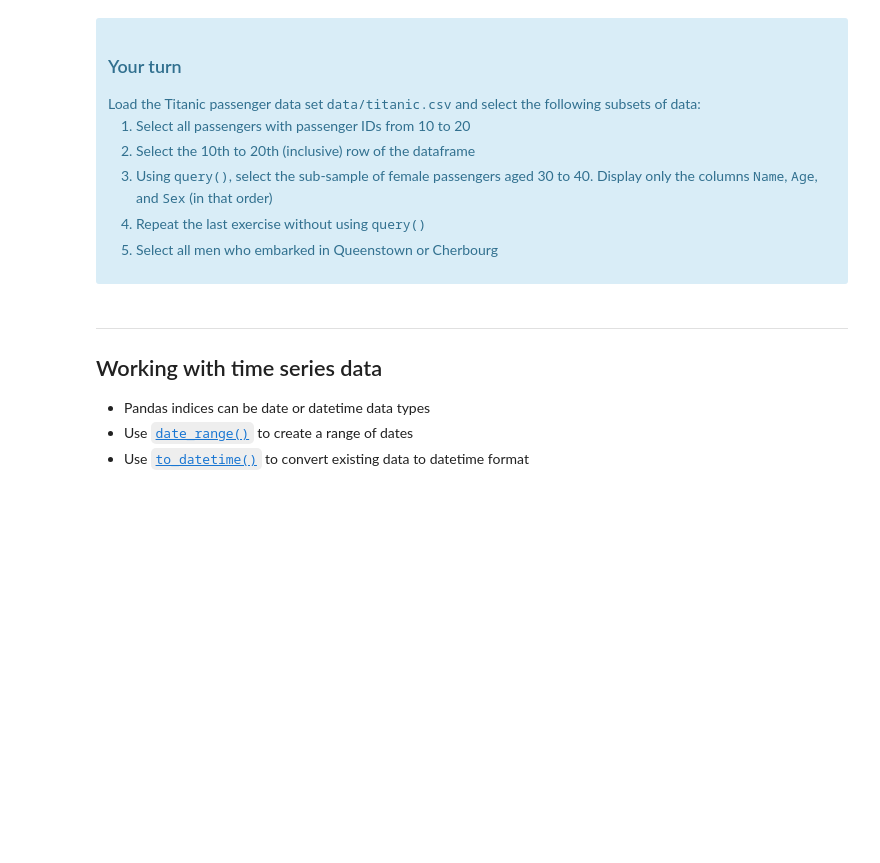
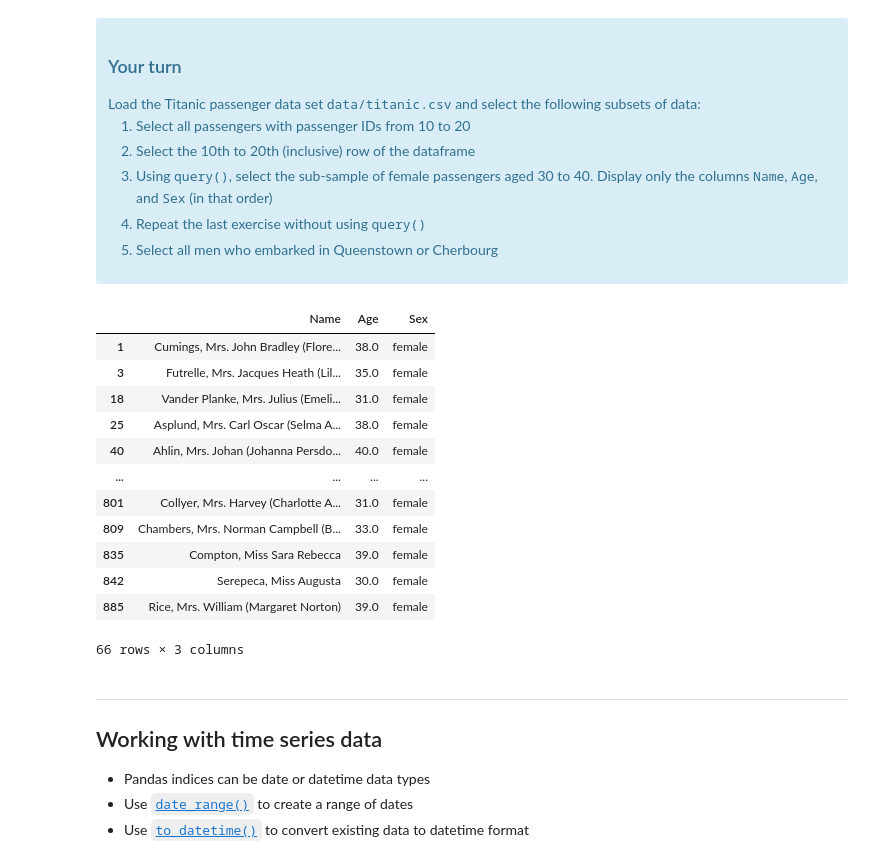
Before and after one commit to eivindvestgarden/TECH2-H25, a Jupyter notebook: lectures/lecture2/lecture2-template copy.ipynb, the cells around one changed output. Cells and saved outputs as stored; diff of their text form; code cells hidden in the pictures; blank space fills up the shorter version.

```diff
--- a/lectures/lecture2/lecture2-template copy.ipynb
+++ b/lectures/lecture2/lecture2-template copy.ipynb
@@ -401,6 +401,28 @@ Load the Titanic passenger data set <TT>data/titanic.csv</TT> and select the fol
     <li>Select all men who embarked in Queenstown or Cherbourg</li>
 </ol>
 </div>
+# %%
+df2 = df.query("10 <= PassengerId <= 20")
+
+df3 = df.loc[df["PassengerId"].isin([10,20])]
+
+df4 = df.query("30 <= Age <= 40 and Sex == 'female'")[["Name", "Age", "Sex"]]
+
+df4
+# %% [output]
+|  | Name | Age | Sex |
+| 1 | Cumings, Mrs. John Bradley (Flore... | 38.0 | female |
+| 3 | Futrelle, Mrs. Jacques Heath (Lil... | 35.0 | female |
+| 18 | Vander Planke, Mrs. Julius (Emeli... | 31.0 | female |
+| 25 | Asplund, Mrs. Carl Oscar (Selma A... | 38.0 | female |
+| 40 | Ahlin, Mrs. Johan (Johanna Persdo... | 40.0 | female |
+| ... | ... | ... | ... |
+| 801 | Collyer, Mrs. Harvey (Charlotte A... | 31.0 | female |
+| 809 | Chambers, Mrs. Norman Campbell (B... | 33.0 | female |
+| 835 | Compton, Miss Sara Rebecca | 39.0 | female |
+| 842 | Serepeca, Miss Augusta | 30.0 | female |
+| 885 | Rice, Mrs. William (Margaret Norton) | 39.0 | female |
+66 rows × 3 columns
 # %% [markdown]
 ***
 ## Working with time series data
```
Also changed, not shown: parts of 1 cell of this notebook, 1 other file.
